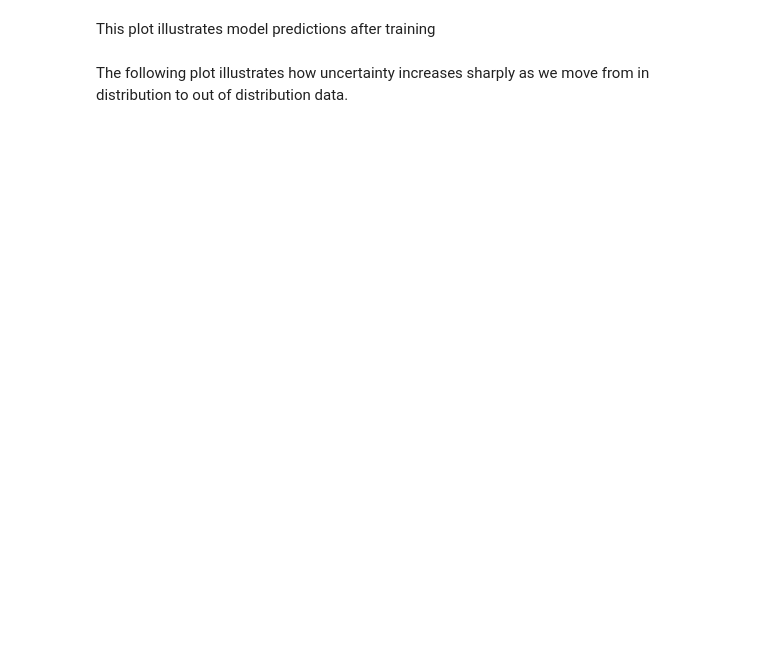
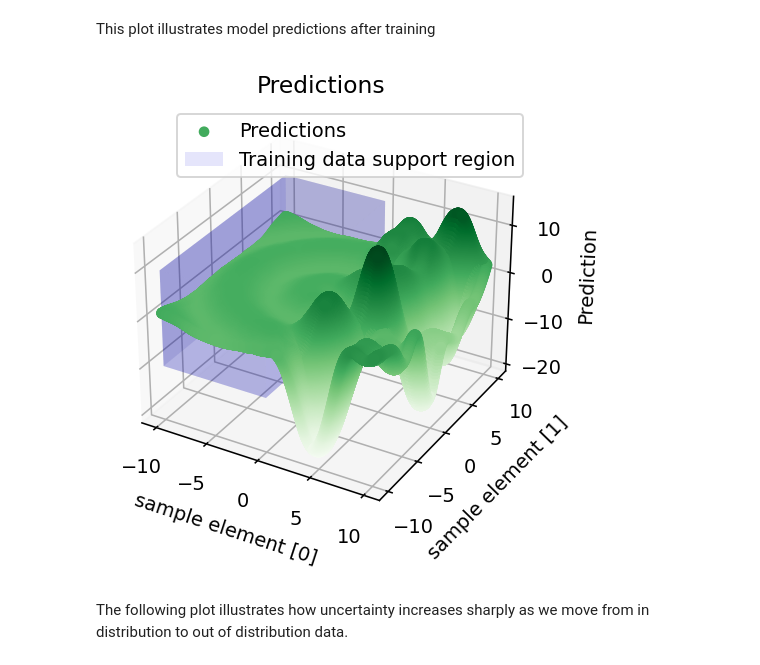
Before and after one commit to adityagoel4512/Spectral-normalized-Neural-Gaussian-Process-PyTorch, a Jupyter notebook: sngp.ipynb, the cells around one changed output. Drawn from its saved outputs; the diff is of its cells as text; code cells hidden in the pictures; blank space fills up the shorter version.

```diff
--- a/sngp.ipynb
+++ b/sngp.ipynb
@@ -418,16 +492,18 @@ def cuboid_data(center, size):
 # %%
 fig, ax = plt.subplots(subplot_kw={"projection": "3d"})
 ax.scatter(train_input[:,0][::10], train_input[:,1][::10], predictions, c=predictions, cmap='Greens', label='Predictions')
-X, Y, Z = cuboid_data([-5, 0, 0], (10, 20, 5))
-surf = ax.plot_surface(X, Y, Z, color='b', rstride=1, cstride=1, alpha=0.1, label='Training data support')
+X, Y, Z = cuboid_data([-5, 0, 0], (10, 20, 20))
+surf = ax.plot_surface(X, Y, Z, color='b', rstride=1, cstride=1, alpha=0.1, label='Training data support region')
 surf._facecolors2d = surf._facecolor3d
 surf._edgecolors2d = surf._edgecolor3d
 ax.set_title('Predictions')
 ax.set_xlabel('sample element [0]')
 ax.set_ylabel('sample element [1]')
 ax.set_zlabel('Prediction')
 plt.legend()
 plt.show()
+# %% [output]
+[figure, added]
 # %% [markdown]
 The following plot illustrates how uncertainty increases sharply as we move from in distribution to out of distribution data.
 # %%
```
Also changed, not shown: parts of 28 cells of this notebook.
